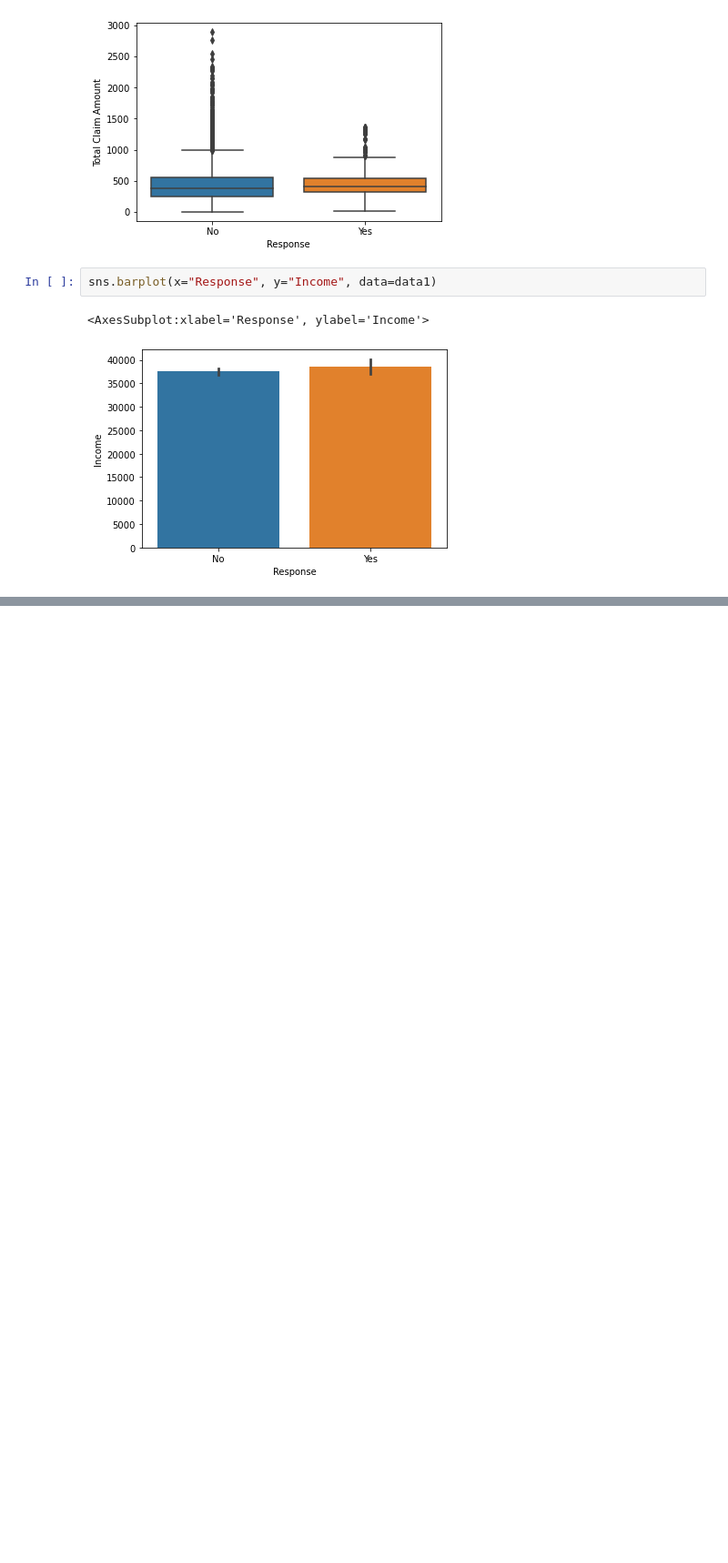
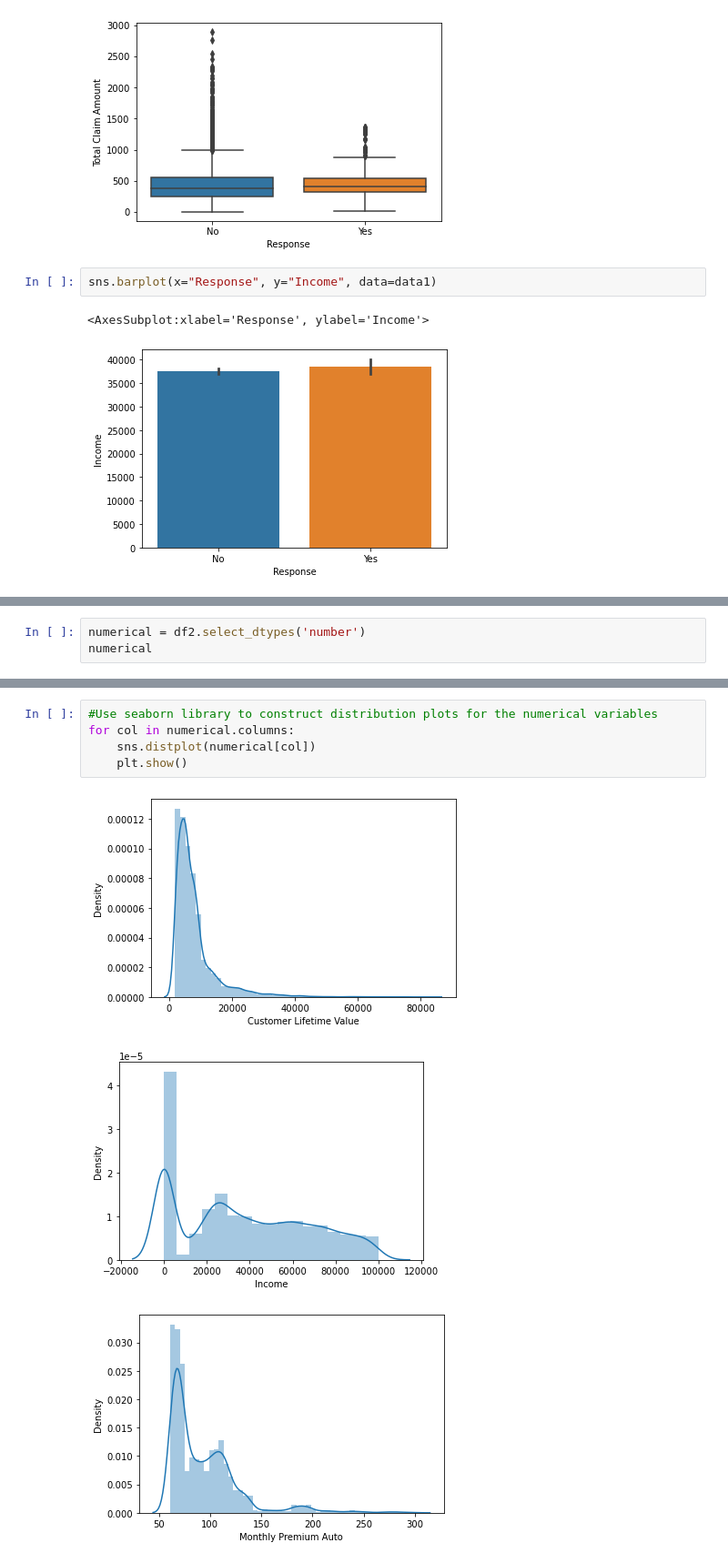
Before and after one commit to vanchido/lab-customer-analysis-round-2, a Jupyter notebook: lab-customer-analysis-round-2.ipynb, the cells around one changed output, grey strips where cells are left out. Shown: that part at 91% size. Cells and saved outputs as stored; diff of their text form; blank space fills up the shorter version.

```diff
--- a/lab-customer-analysis-round-2.ipynb
+++ b/lab-customer-analysis-round-2.ipynb
@@ -389,0 +394,3 @@ sns.barplot(x="Response", y="Income", data=data1)
+# %%
+numerical = df2.select_dtypes('number')
+numerical
@@ -389,0 +438,9 @@ sns.barplot(x="Response", y="Income", data=data1)
+# %%
+#Use seaborn library to construct distribution plots for the numerical variables
+for col in numerical.columns:
+    sns.distplot(numerical[col])
+    plt.show()
+# %% [output]
+[figure, added]
+[figure, added]
+[figure, added]
```
Also changed, not shown: parts of 16 cells of this notebook, 1 other file.
